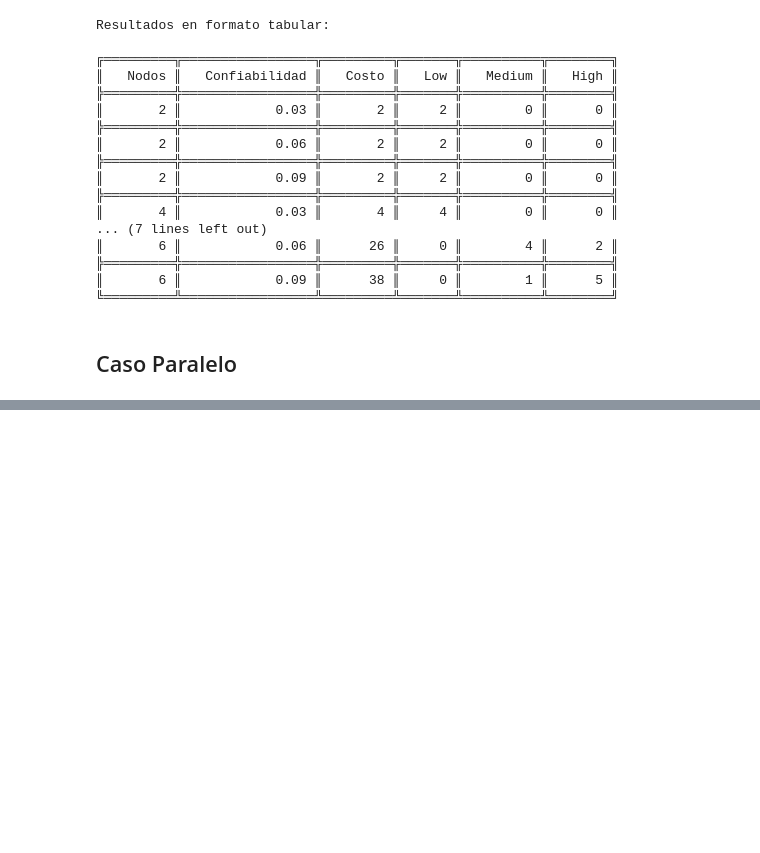
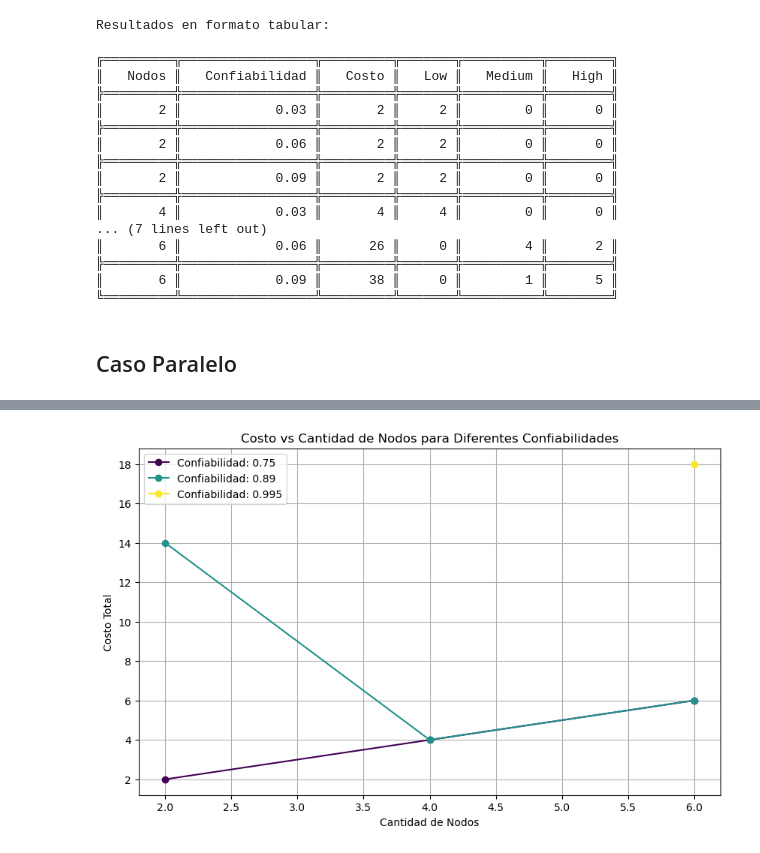
Before and after one commit to danielpuliche/optimization_model, a Jupyter notebook: Tesis.ipynb, the cells around one changed output, grey strips where cells are left out. Drawn from its saved outputs; the diff is of its cells as text; code cells hidden in the pictures; blank space fills up the shorter version.

Commit message:
agregando tablas modelo paralelo y modificando valores confiabilidad

```diff
--- a/Tesis.ipynb
+++ b/Tesis.ipynb
@@ -11,7 +11,7 @@ importlib.reload(Modelos)
 # %%
 cantidadNodos = [2, 4, 6]
 confiabilidadObjetivoSerie = [0.03, 0.06, 0.09]
-confiabilidadObjetivoParalelo = [0.85,0.95,0.99]
+confiabilidadObjetivoParalelo = [0.75,0.89,0.995]
 # %% [markdown]
 ## Caso SERIE
 # %%
@@ -82,10 +82,32 @@ Resultados en formato tabular:
 # %% [markdown]
 ## Caso Paralelo
 # %%
+costoParalelo = []
+tipoNodosParalelo = []
+
 for nodos in cantidadNodos:
     for confiabilidad in confiabilidadObjetivoParalelo:
         model_base = Modelos.base_model(nodos) # Crear modelo base
-        costoParalelo, variablesParalelo = Modelos.paralelo_model(model_base, nodos, confiabilidad) # Ejecutar modelo en paralelo
+        costo, variables = Modelos.paralelo_model(model_base, nodos, confiabilidad)# Ejecutar modelo en serie
 
-        Modelos.mostrarResultadosTabla(nodos, confiabilidad, 1, costoParalelo, variablesParalelo)
+        if variables is None:  # Cuando no hay solución
+            print(f"No se encontró solución={nodos} y confiabilidad={confiabilidad}")
+            costoParalelo.append((nodos, confiabilidad, None))
+            tipoNodosParalelo.append({'Low': 0, 'Medium': 0, 'High': 0})
+            continue
+
+        costoParalelo.append((nodos, confiabilidad, costo))# Almacenar resultados de costos
+
+        # Procesar variables de decisión para obtener tipos de nodo
+        tipoNodo = {'Low': 0, 'Medium': 0, 'High': 0}
+        for var, value in variables.items():
+            if var.startswith("x"):
+                _, tipo = map(int, var.split('[')[1].split(']')[0].split(','))
+                if tipo == 1:
+                    tipoNodo['Low'] += int(value)
+                elif tipo == 2:
+                    tipoNodo['Medium'] += int(value)
+                elif tipo == 3:
+                    tipoNodo['High'] += int(value)
+        tipoNodosParalelo.append(tipoNodo)
 # %% [output]
@@ -108,0 +161,4 @@ Nodos activos:
+# %%
+Modelos.grafico_costo_vs_cantidad_nodos_general(costoParalelo)
+# %% [output]
+[figure, added]
```
Also changed, not shown: parts of 4 cells of this notebook.
